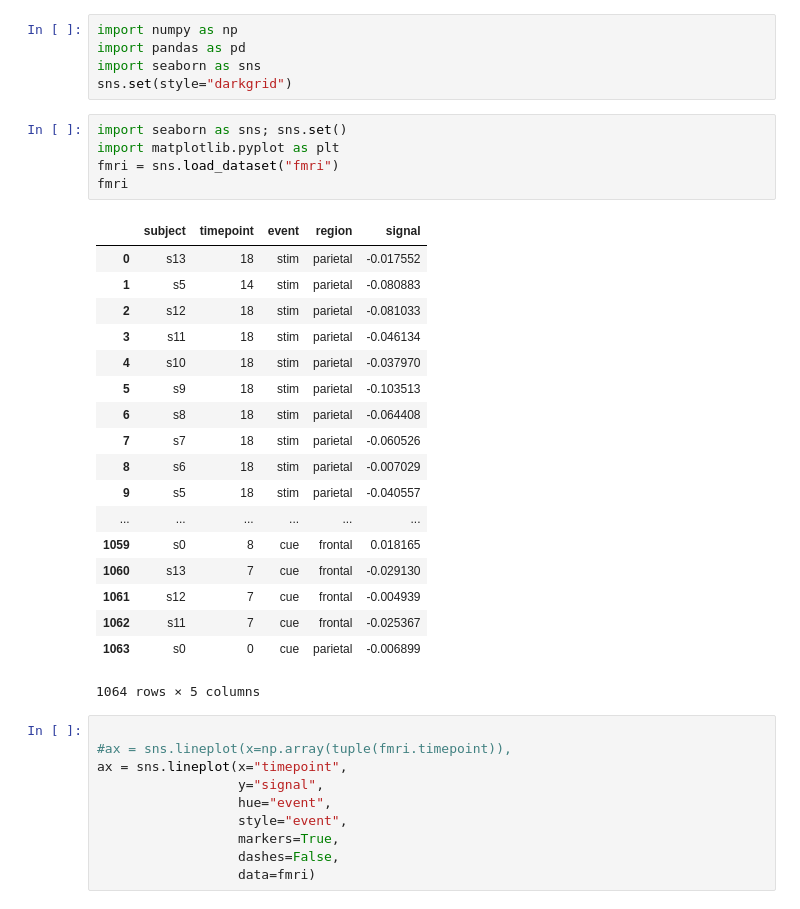
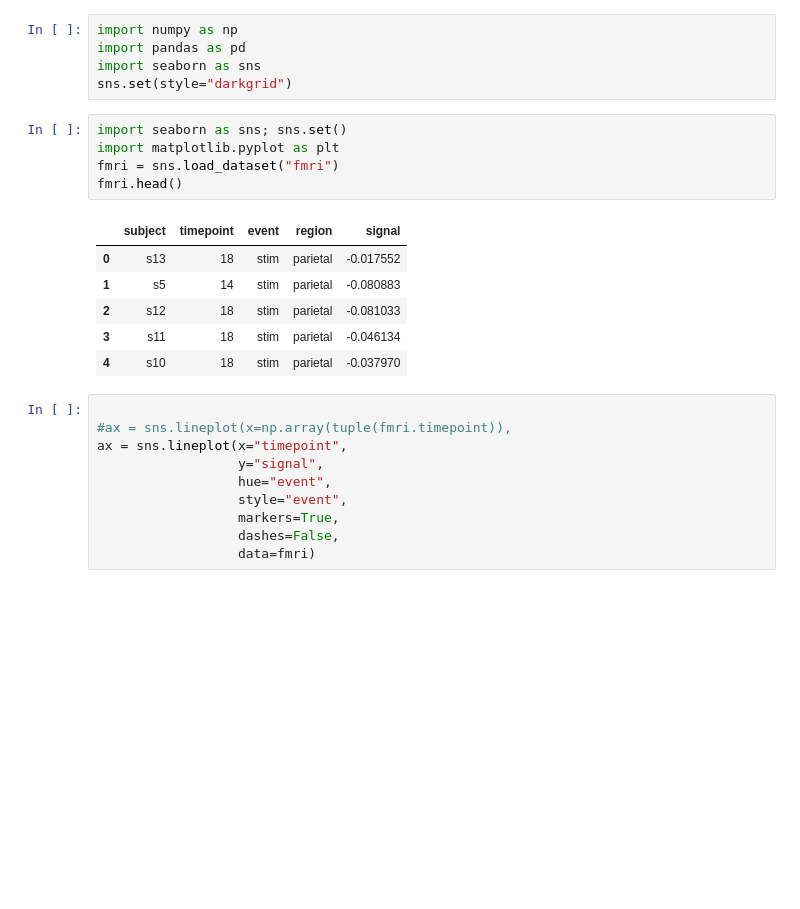
Before and after one commit to philipsales/YCSB-bash-scripts, a Jupyter notebook: visualization/lineplot.ipynb, the cells around one changed output. Saved outputs shown, nothing was run; the diff lists cells and outputs as text; blank space fills up the shorter version.

```diff
--- a/visualization/lineplot.ipynb
+++ b/visualization/lineplot.ipynb
@@ -6,27 +6,15 @@ sns.set(style="darkgrid")
 # %%
 import seaborn as sns; sns.set()
 import matplotlib.pyplot as plt
 fmri = sns.load_dataset("fmri")
-fmri
+fmri.head()
 # %% [output]
 |  | subject | timepoint | event | region | signal |
 | 0 | s13 | 18 | stim | parietal | -0.017552 |
 | 1 | s5 | 14 | stim | parietal | -0.080883 |
 | 2 | s12 | 18 | stim | parietal | -0.081033 |
 | 3 | s11 | 18 | stim | parietal | -0.046134 |
 | 4 | s10 | 18 | stim | parietal | -0.037970 |
-| 5 | s9 | 18 | stim | parietal | -0.103513 |
-| 6 | s8 | 18 | stim | parietal | -0.064408 |
-| 7 | s7 | 18 | stim | parietal | -0.060526 |
-| 8 | s6 | 18 | stim | parietal | -0.007029 |
-| 9 | s5 | 18 | stim | parietal | -0.040557 |
-| ... | ... | ... | ... | ... | ... |
-| 1059 | s0 | 8 | cue | frontal | 0.018165 |
-| 1060 | s13 | 7 | cue | frontal | -0.029130 |
-| 1061 | s12 | 7 | cue | frontal | -0.004939 |
-| 1062 | s11 | 7 | cue | frontal | -0.025367 |
-| 1063 | s0 | 0 | cue | parietal | -0.006899 |
-1064 rows × 5 columns
 # %%
 
 #ax = sns.lineplot(x=np.array(tuple(fmri.timepoint)),
```
Also changed, not shown: parts of 6 cells of this notebook, 3 other files.
